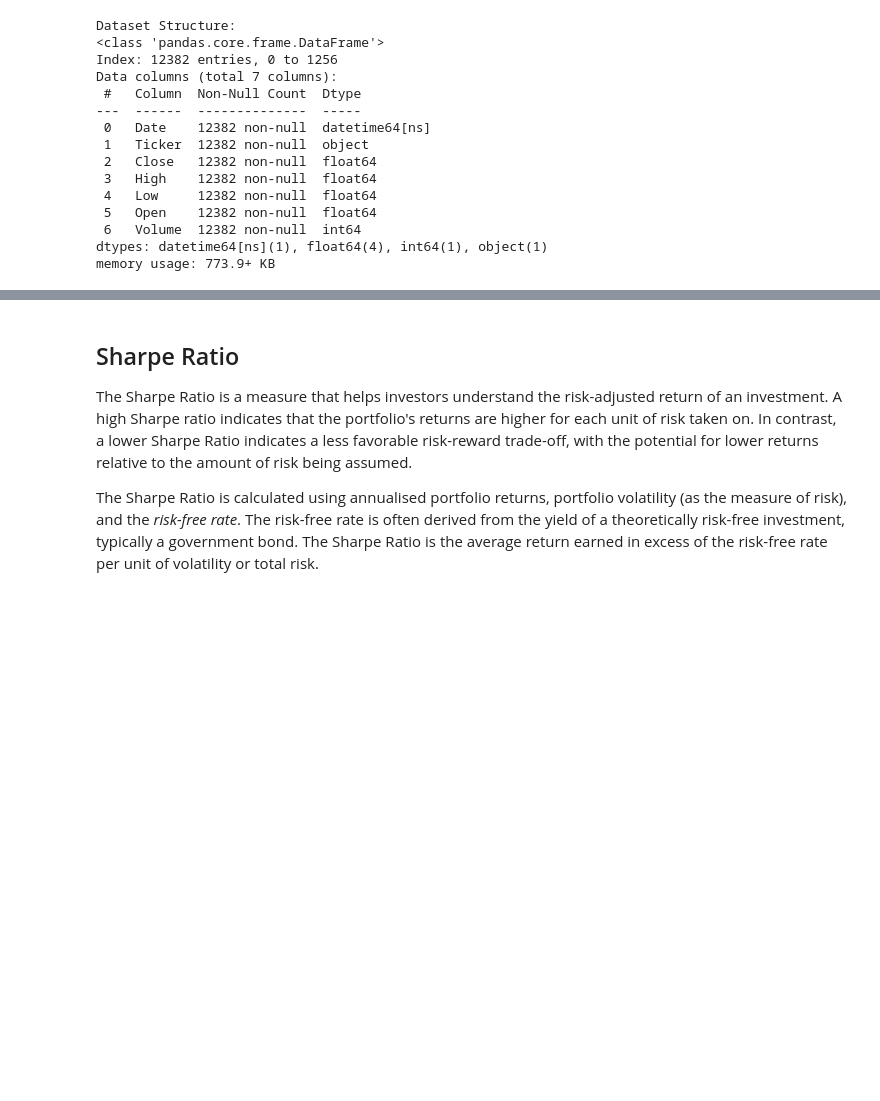
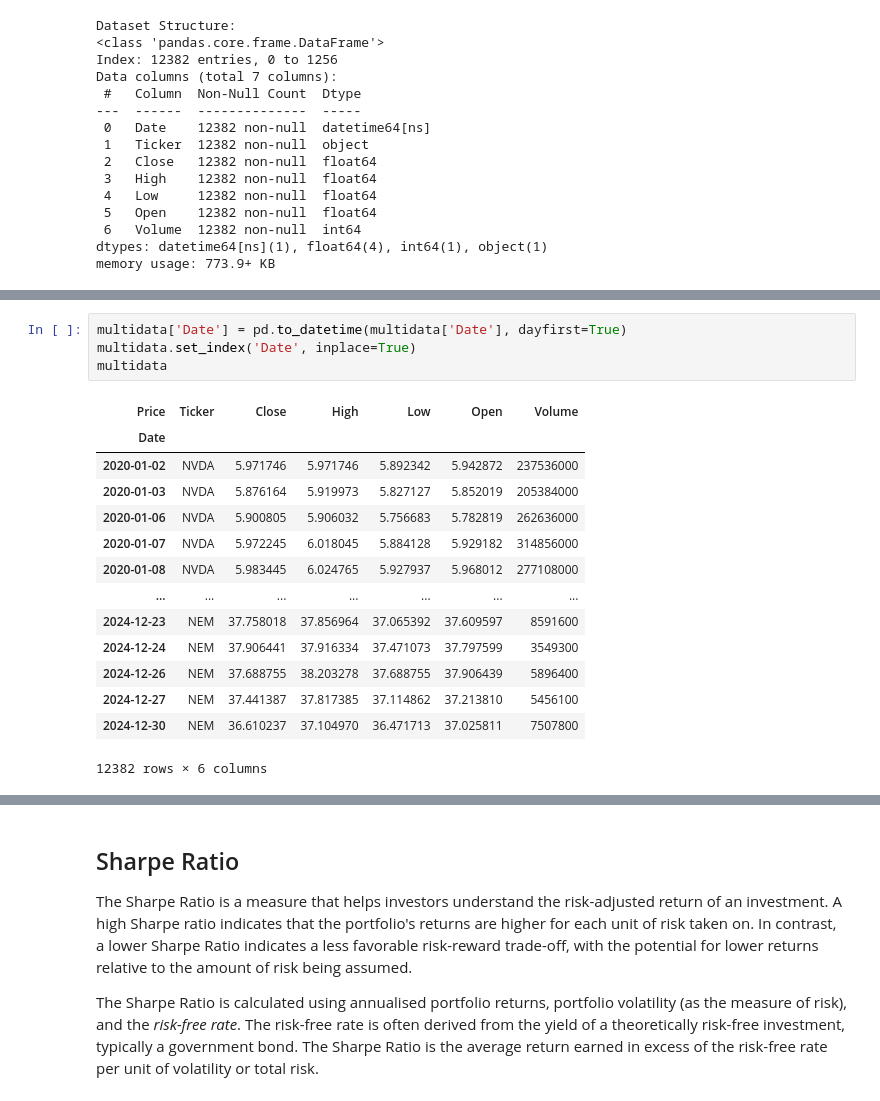
Before and after one commit to Imperial-Business-School/python-for-finance-jume8jume7, a Jupyter notebook: Individual Assignment/Portfolios.ipynb, the cells around one changed output, grey strips where cells are left out. Cells and saved outputs as stored; diff of their text form; blank space fills up the shorter version.

```diff
--- a/Individual Assignment/Portfolios.ipynb
+++ b/Individual Assignment/Portfolios.ipynb
@@ -79,0 +92,19 @@ print(
+# %%
+multidata['Date'] = pd.to_datetime(multidata['Date'], dayfirst=True)
+multidata.set_index('Date', inplace=True)
+multidata
+# %% [output]
+| Price | Ticker | Close | High | Low | Open | Volume |
+| Date |  |  |  |  |  |  |
+| 2020-01-02 | NVDA | 5.971746 | 5.971746 | 5.892342 | 5.942872 | 237536000 |
+| 2020-01-03 | NVDA | 5.876164 | 5.919973 | 5.827127 | 5.852019 | 205384000 |
+| 2020-01-06 | NVDA | 5.900805 | 5.906032 | 5.756683 | 5.782819 | 262636000 |
+| 2020-01-07 | NVDA | 5.972245 | 6.018045 | 5.884128 | 5.929182 | 314856000 |
+| 2020-01-08 | NVDA | 5.983445 | 6.024765 | 5.927937 | 5.968012 | 277108000 |
+| ... | ... | ... | ... | ... | ... | ... |
+| 2024-12-23 | NEM | 37.758018 | 37.856964 | 37.065392 | 37.609597 | 8591600 |
+| 2024-12-24 | NEM | 37.906441 | 37.916334 | 37.471073 | 37.797599 | 3549300 |
+| 2024-12-26 | NEM | 37.688755 | 38.203278 | 37.688755 | 37.906439 | 5896400 |
+| 2024-12-27 | NEM | 37.441387 | 37.817385 | 37.114862 | 37.213810 | 5456100 |
+| 2024-12-30 | NEM | 36.610237 | 37.104970 | 36.471713 | 37.025811 | 7507800 |
+12382 rows × 6 columns
```
Also changed, not shown: parts of 10 cells of this notebook, 1 other file.
